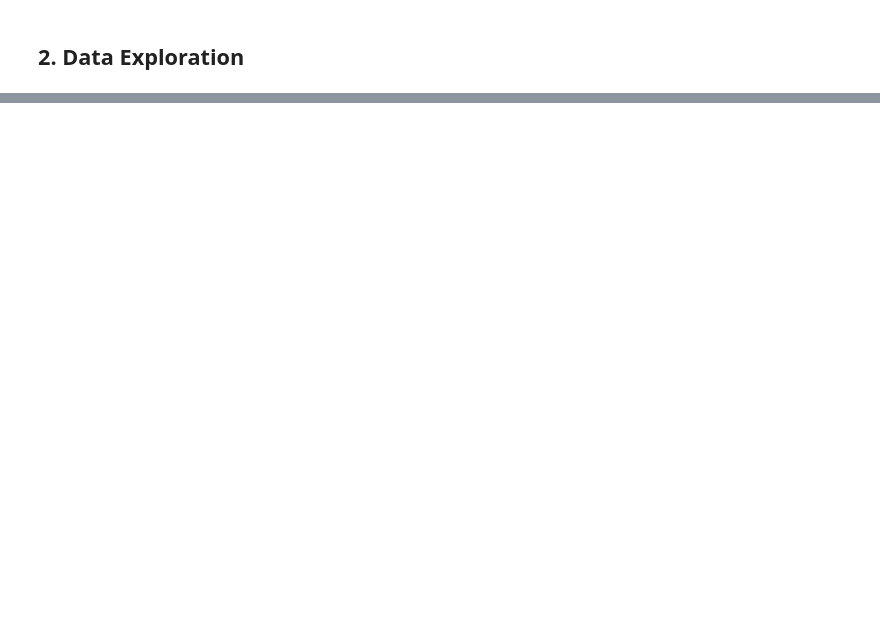
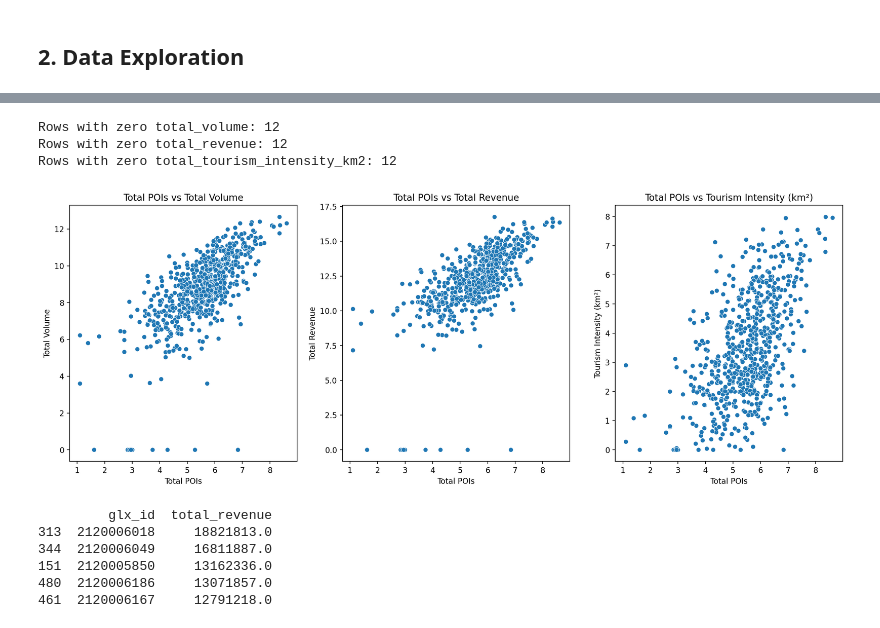
Before and after one commit to ElisJD/POI-and-STR-Guest-Modelling, a Jupyter notebook: notebooks/london/03_modelling.ipynb, the cells around one changed output, grey strips where cells are left out. Cells and saved outputs as stored; diff of their text form; code cells hidden in the pictures; blank space fills up the shorter version.

Commit message:
Removed airbnb properties with 0 values in targets

```diff
--- a/notebooks/london/03_modelling.ipynb
+++ b/notebooks/london/03_modelling.ipynb
@@ -35,2 +47,5 @@ london_airbnb_tourism_fs.rename(columns={'geometry_y': 'geometry'}, inplace=True
 # %% [markdown]
 ## 2. Data Exploration
+# %%
+# Create total_pois_log column
+london_airbnb_tourism_fs['total_pois_log'] = np.log1p(london_airbnb_tourism_fs['total_pois'])
@@ -36,0 +70,44 @@ london_airbnb_tourism_fs.rename(columns={'geometry_y': 'geometry'}, inplace=True
+# %%
+# Find the number of rows that have 0 values in total_volume, total_revenue, and total_tourism_intensity_km2
+zero_volume = london_airbnb_tourism_fs[london_airbnb_tourism_fs['total_volume'] == 0].shape[0]
+zero_revenue = london_airbnb_tourism_fs[london_airbnb_tourism_fs['total_revenue'] == 0].shape[0]
+zero_tourism_intensity = london_airbnb_tourism_fs[london_airbnb_tourism_fs['total_tourism_intensity_km2'] == 0].shape[0]
+print(f"Rows with zero total_volume: {zero_volume}")
+print(f"Rows with zero total_revenue: {zero_revenue}")
+print(f"Rows with zero total_tourism_intensity_km2: {zero_tourism_intensity}")
+# %% [output]
+Rows with zero total_volume: 12
+Rows with zero total_revenue: 12
+Rows with zero total_tourism_intensity_km2: 12
+# %%
+# For rows with zero values replace with NaN
+london_airbnb_tourism_fs['total_volume'] = london_airbnb_tourism_fs['total_volume'].replace(0, np.nan)
+london_airbnb_tourism_fs['total_revenue'] = london_airbnb_tourism_fs['total_revenue'].replace(0, np.nan)
+london_airbnb_tourism_fs['total_tourism_intensity_km2'] = london_airbnb_tourism_fs['total_tourism_intensity_km2'].replace(0, np.nan)
+# %%
+# Create three scatter plots showing total_pois vs, total_volume, total_revenue, and total_tourism_intensity_km2
+fig, axes = plt.subplots(1, 3, figsize=(18, 6))
+sns.scatterplot(data=london_airbnb_tourism_fs, x='total_pois_log', y='total_volume_log', ax=axes[0])
+axes[0].set_title('Total POIs vs Total Volume')
+axes[0].set_xlabel('Total POIs')
+axes[0].set_ylabel('Total Volume')
+sns.scatterplot(data=london_airbnb_tourism_fs, x='total_pois_log', y='total_revenue_log', ax=axes[1])
+axes[1].set_title('Total POIs vs Total Revenue')
+axes[1].set_xlabel('Total POIs')
+axes[1].set_ylabel('Total Revenue')
+sns.scatterplot(data=london_airbnb_tourism_fs, x='total_pois_log', y='total_tourism_intensity_km2_log', ax=axes[2])
+axes[2].set_title('Total POIs vs Tourism Intensity (km²)')
+axes[2].set_xlabel('Total POIs')
+axes[2].set_ylabel('Tourism Intensity (km²)');
+# %% [output]
+[figure, added]
+# %%
+# Show the head of the london_airbnb_tourism_fs DataFrame asscending by total_volume, only show the volume column
+print(london_airbnb_tourism_fs[['glx_id', 'total_revenue']].sort_values(by='total_revenue', ascending=False).head())
+# %% [output]
+         glx_id  total_revenue
+313  2120006018     18821813.0
+344  2120006049     16811887.0
+151  2120005850     13162336.0
+480  2120006186     13071857.0
+461  2120006167     12791218.0
```
Also changed, not shown: parts of 2 cells of this notebook, 1 other file.
